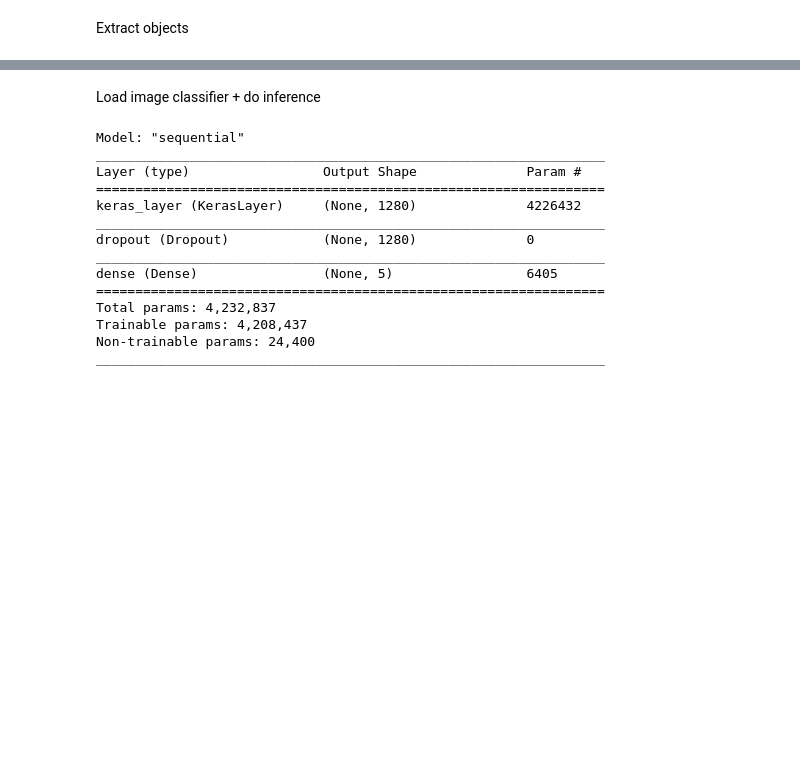
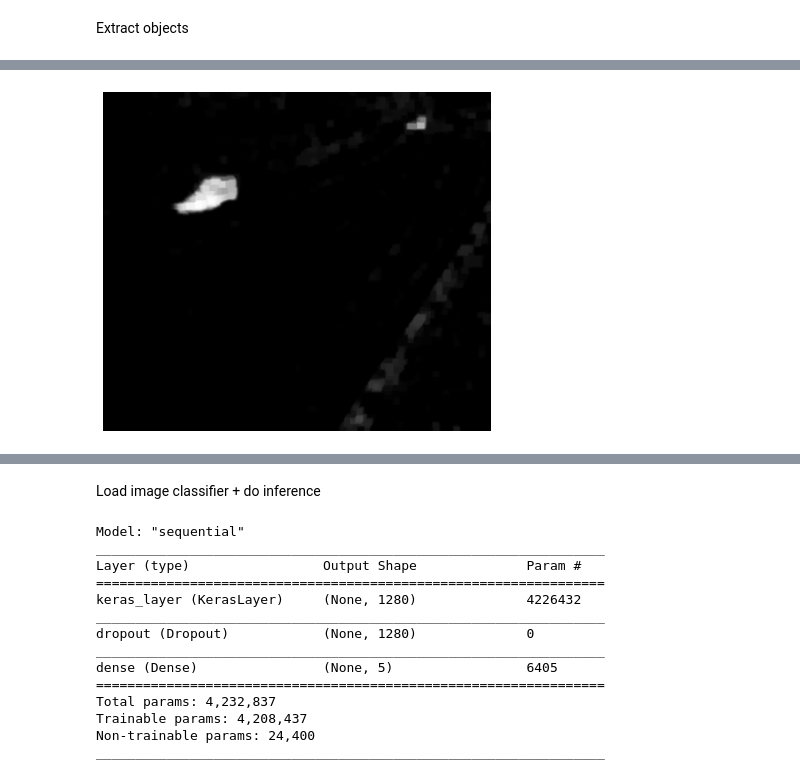
Before and after one commit to BerntA/CVEET, a Jupyter notebook: src/object-detection-bgsub.ipynb, the cells around one changed output, grey strips where cells are left out. Cells and saved outputs as stored; diff of their text form; code cells hidden in the pictures; blank space fills up the shorter version.

```diff
--- a/src/object-detection-bgsub.ipynb
+++ b/src/object-detection-bgsub.ipynb
@@ -103,0 +121,5 @@ show_image(I, grayscale=True, size=(8,5))
+# %%
+I, mask = extract_foreground(fg[0][-1], fn=lambda x: gaussian_blur(x, (9,9), 0))
+show_image(I, grayscale=True, size=(8,5))
+# %% [output]
+[figure, added]
```
Also changed, not shown: parts of 14 cells of this notebook.
